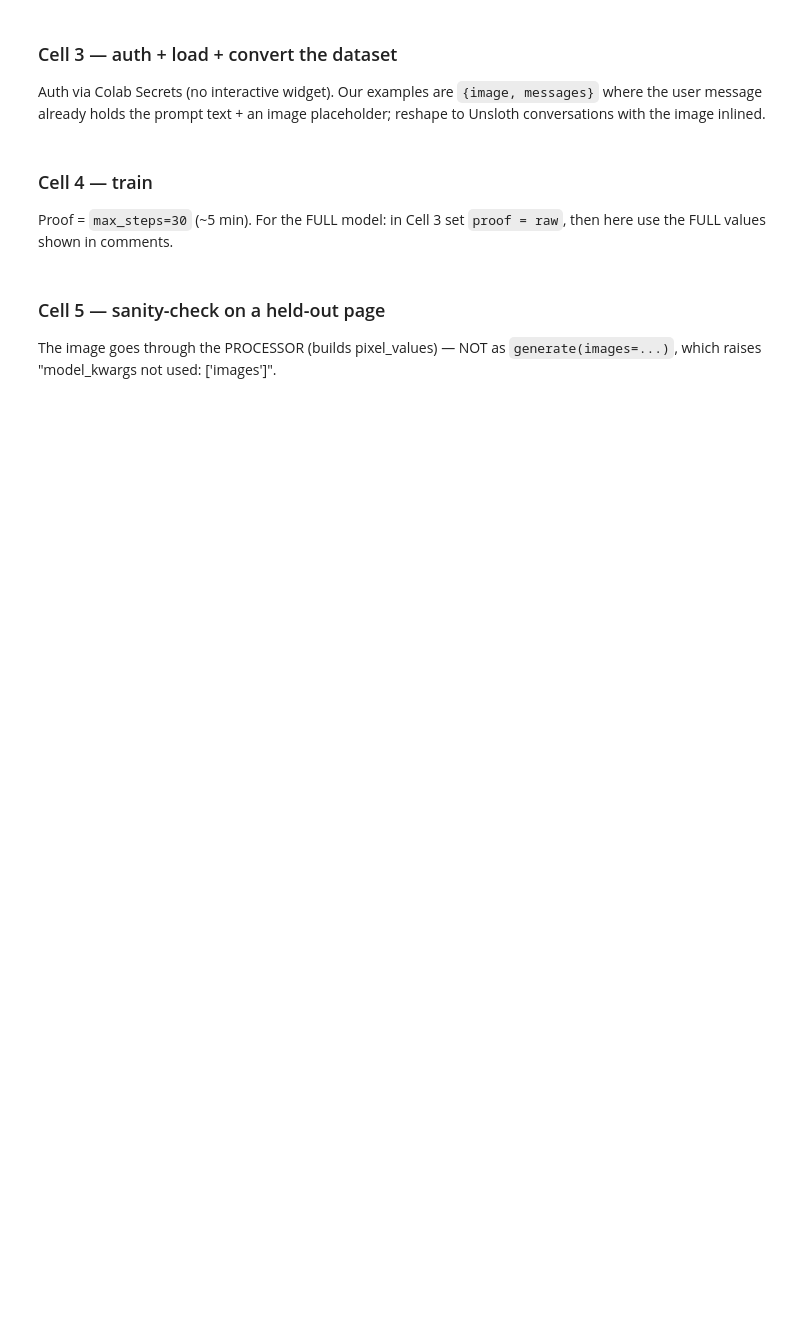
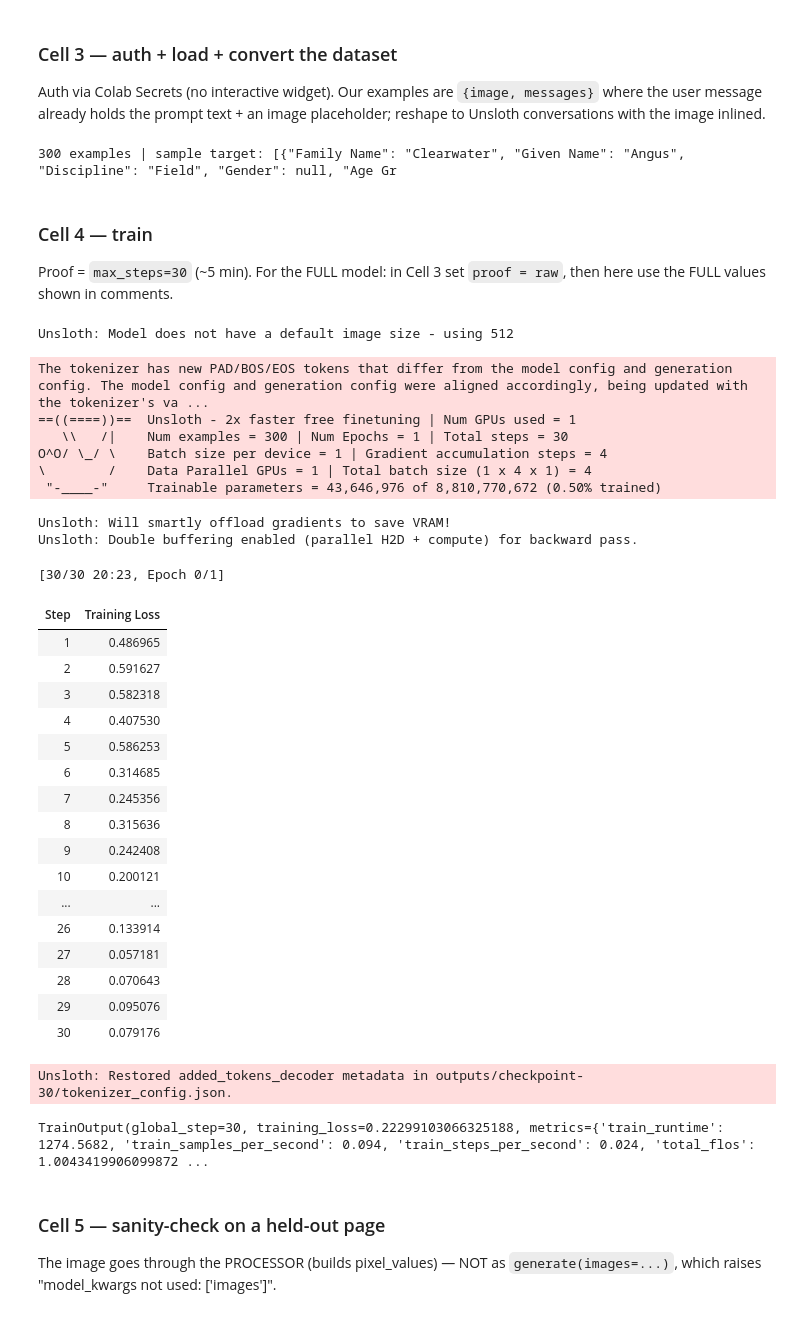
Before and after one commit to mitch-mooney/athletics-finetune, a Jupyter notebook: nb/Qwen3_VL_(8B)-Vision.ipynb, the cells around one changed output. Saved outputs shown, nothing was run; the diff lists cells and outputs as text; code cells hidden in the pictures; blank space fills up the shorter version.

```diff
--- a/nb/Qwen3_VL_(8B)-Vision.ipynb
+++ b/nb/Qwen3_VL_(8B)-Vision.ipynb
@@ -38,7 +47,7 @@ login(token = userdata.get("HF_TOKEN"))            # uses the Colab Secret; no p
 
 from datasets import load_dataset
 raw   = load_dataset("MitchMooney/para-vlm-extraction", split = "train")
-proof = raw.select(range(300))                     # PROOF run; use `proof = raw` for the FULL model
+proof = raw                     # PROOF run; use `proof = raw` for the FULL model
 
 def text_of(messages, role):
     return next(c["text"] for m in messages if m["role"] == role
@@ -58,6 +67,8 @@ def to_conv(ex):
 train_conv = [to_conv(ex) for ex in proof]
 print(len(train_conv), "examples | sample target:",
       train_conv[0]["messages"][1]["content"][0]["text"][:100])
+# %% [output]
+300 examples | sample target: [{"Family Name": "Clearwater", "Given Name": "Angus", "Discipline": "Field", "Gender": null, "Age Gr
 # %% [markdown]
 ### Cell 4 — train
 Proof = `max_steps=30` (~5 min). For the FULL model: in Cell 3 set `proof = raw`, then
@@ -65,27 +76,59 @@ here use the FULL values shown in comments.
 # %%
 from unsloth.trainer import UnslothVisionDataCollator
 from trl import SFTTrainer, SFTConfig
 FastVisionModel.for_training(model)
 
 trainer = SFTTrainer(
     model = model, tokenizer = tokenizer,
     data_collator = UnslothVisionDataCollator(model, tokenizer),
     train_dataset = train_conv,
     args = SFTConfig(
         per_device_train_batch_size = 1,
-        gradient_accumulation_steps = 4,    # FULL: 8
-        max_steps = 30,                     # FULL: delete this line, add  num_train_epochs = 1
+        gradient_accumulation_steps = 8,    # FULL: 8
+        #max_steps = 30,                     # FULL: delete this line, add  num_train_epochs = 1
+        num_train_epochs = 1,
         learning_rate = 2e-4,
-        warmup_steps = 5,                   # FULL: delete this, add  warmup_ratio = 0.03
-        logging_steps = 1,                  # FULL: 5
+        #warmup_steps = 5,                   # FULL: delete this, add  warmup_ratio = 0.03
+        warmup_ratio = 0.03
+        logging_steps = 5,                  # FULL: 5
         save_steps = 100, save_total_limit = 2,
         optim = "adamw_8bit", weight_decay = 0.01,
         output_dir = "outputs", report_to = "none",
         remove_unused_columns = False, dataset_kwargs = {"skip_prepare_dataset": True},
         max_seq_length = 2048,              # Qwen3-VL-8B's max in Unsloth
     ),
 )
 trainer.train()                             # watch the loss fall (~0.1 by the end)
+# %% [output]
+Unsloth: Model does not have a default image size - using 512
+The tokenizer has new PAD/BOS/EOS tokens that differ from the model config and generation config. The model config and generation config were aligned accordingly, being updated with the tokenizer's va ...
+==((====))==  Unsloth - 2x faster free finetuning | Num GPUs used = 1
+   \\   /|    Num examples = 300 | Num Epochs = 1 | Total steps = 30
+O^O/ \_/ \    Batch size per device = 1 | Gradient accumulation steps = 4
+\        /    Data Parallel GPUs = 1 | Total batch size (1 x 4 x 1) = 4
+ "-____-"     Trainable parameters = 43,646,976 of 8,810,770,672 (0.50% trained)
+Unsloth: Will smartly offload gradients to save VRAM!
+Unsloth: Double buffering enabled (parallel H2D + compute) for backward pass.
+[30/30 20:23, Epoch 0/1]
+| Step | Training Loss |
+| 1 | 0.486965 |
+| 2 | 0.591627 |
+| 3 | 0.582318 |
+| 4 | 0.407530 |
+| 5 | 0.586253 |
+| 6 | 0.314685 |
+| 7 | 0.245356 |
+| 8 | 0.315636 |
+| 9 | 0.242408 |
+| 10 | 0.200121 |
+| ... | ... |
+| 26 | 0.133914 |
+| 27 | 0.057181 |
+| 28 | 0.070643 |
+| 29 | 0.095076 |
+| 30 | 0.079176 |
+Unsloth: Restored added_tokens_decoder metadata in outputs/checkpoint-30/tokenizer_config.json.
+TrainOutput(global_step=30, training_loss=0.22299103066325188, metrics={'train_runtime': 1274.5682, 'train_samples_per_second': 0.094, 'train_steps_per_second': 0.024, 'total_flos': 1.0043419906099872 ...
 # %% [markdown]
 ### Cell 5 — sanity-check on a held-out page
 The image goes through the PROCESSOR (builds pixel_values) — NOT as `generate(images=...)`,
```
Also changed, not shown: parts of 4 cells of this notebook.
